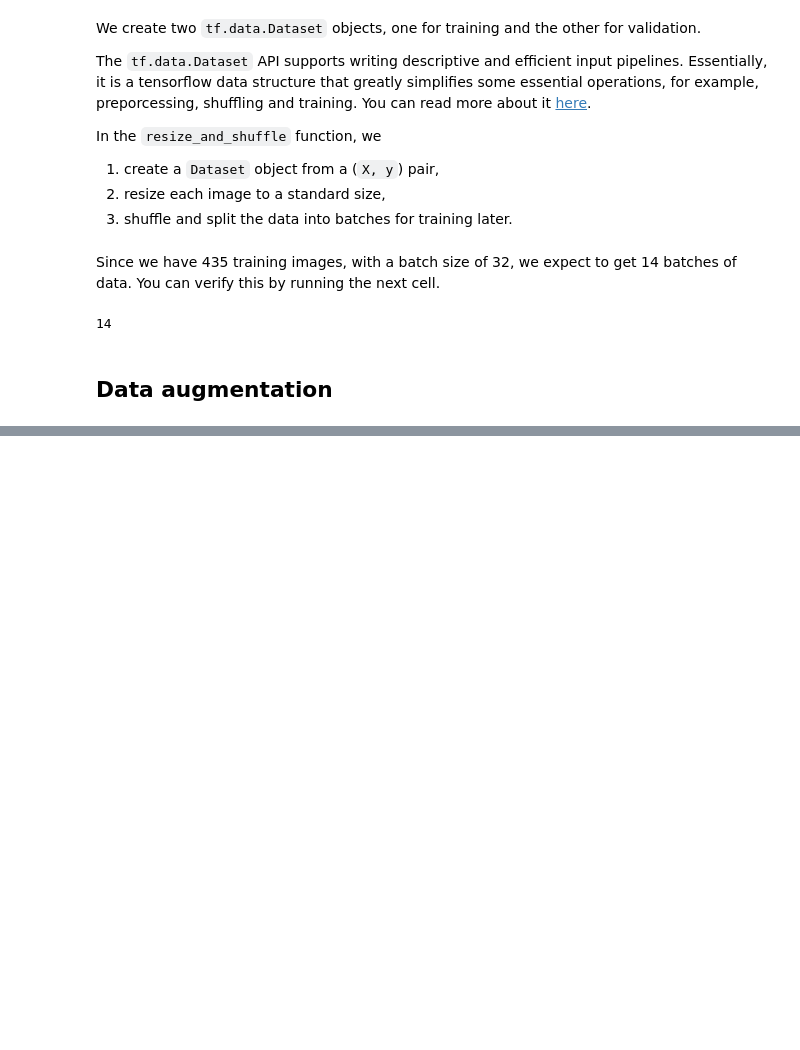
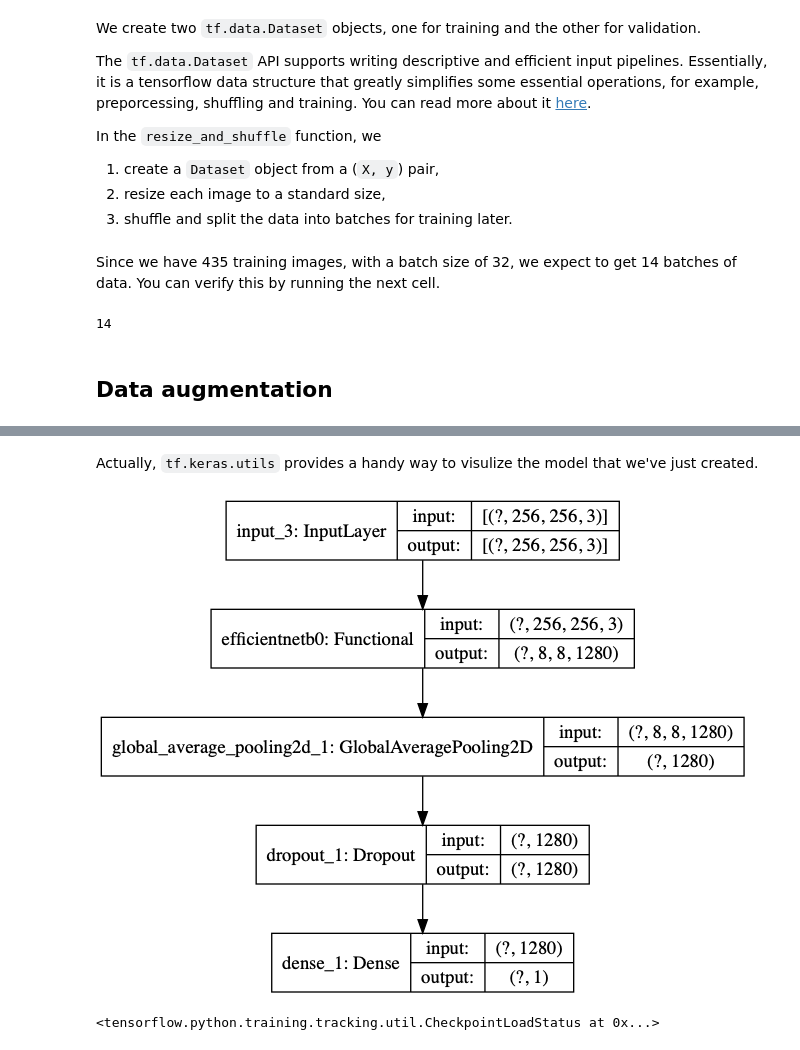
Before and after one commit to YangXiaozhou/CNN-COVID-19-classification-using-chest-CT-scan, a Jupyter notebook: notebooks/INFORMS-QSR-data-challenge.ipynb, the cells around one changed output, grey strips where cells are left out. Cells and saved outputs as stored; diff of their text form; code cells hidden in the pictures; blank space fills up the shorter version.

```diff
--- a/notebooks/INFORMS-QSR-data-challenge.ipynb
+++ b/notebooks/INFORMS-QSR-data-challenge.ipynb
@@ -164 +246,12 @@ val_ds = val_ds.prefetch(buffer_size=32)
+# %% [markdown]
+Actually, `tf.keras.utils` provides a handy way to visulize the model that we've just created.
+# %%
+keras.utils.plot_model(model, show_shapes=True)
+# %% [output]
+[figure, added]
+# %%
+# Load pre-trained model weights
+model.load_weights(os.path.join('..', 'saved_weights', 'pre_trained_weights')).expect_partial()
+# %% [output]
+<tensorflow.python.training.tracking.util.CheckpointLoadStatus at 0x...>
 # %%
```
Also changed, not shown: parts of 21 cells of this notebook, 6 other files.
